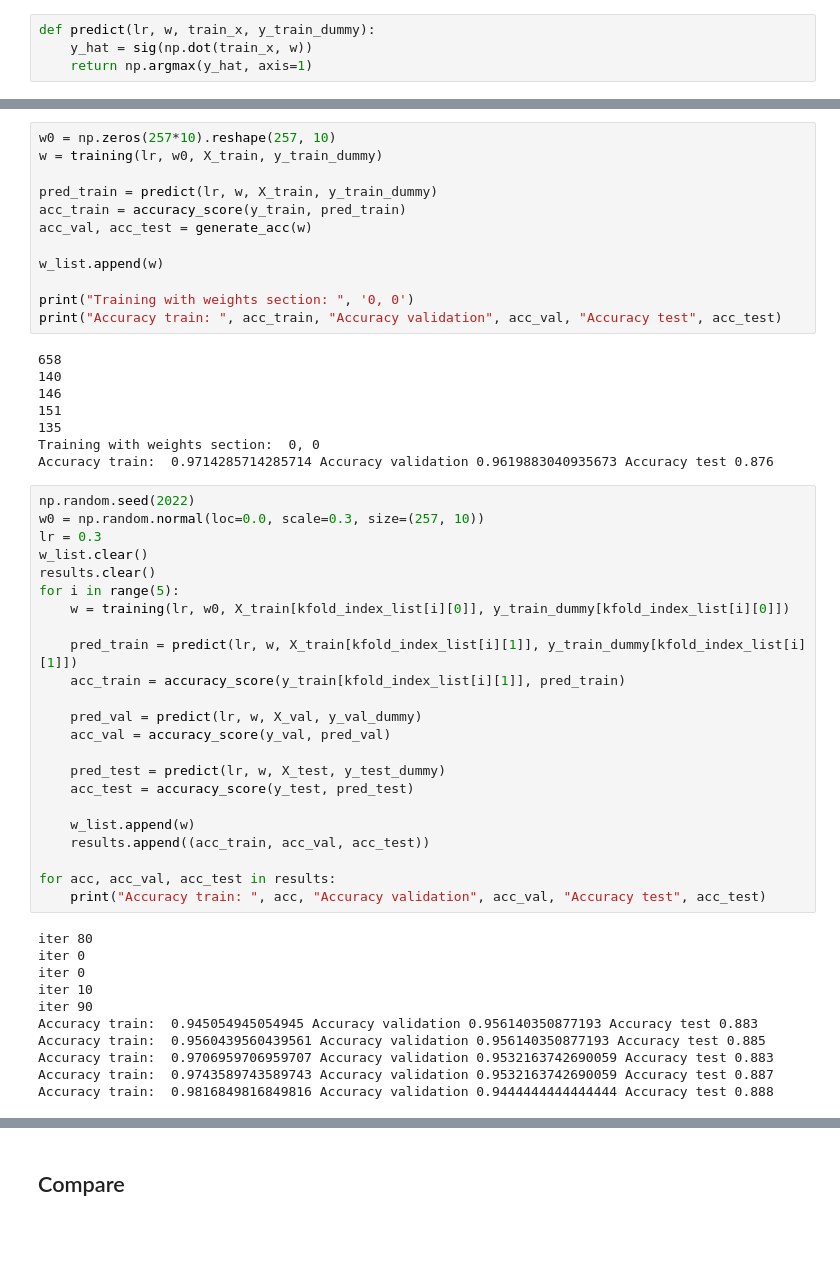
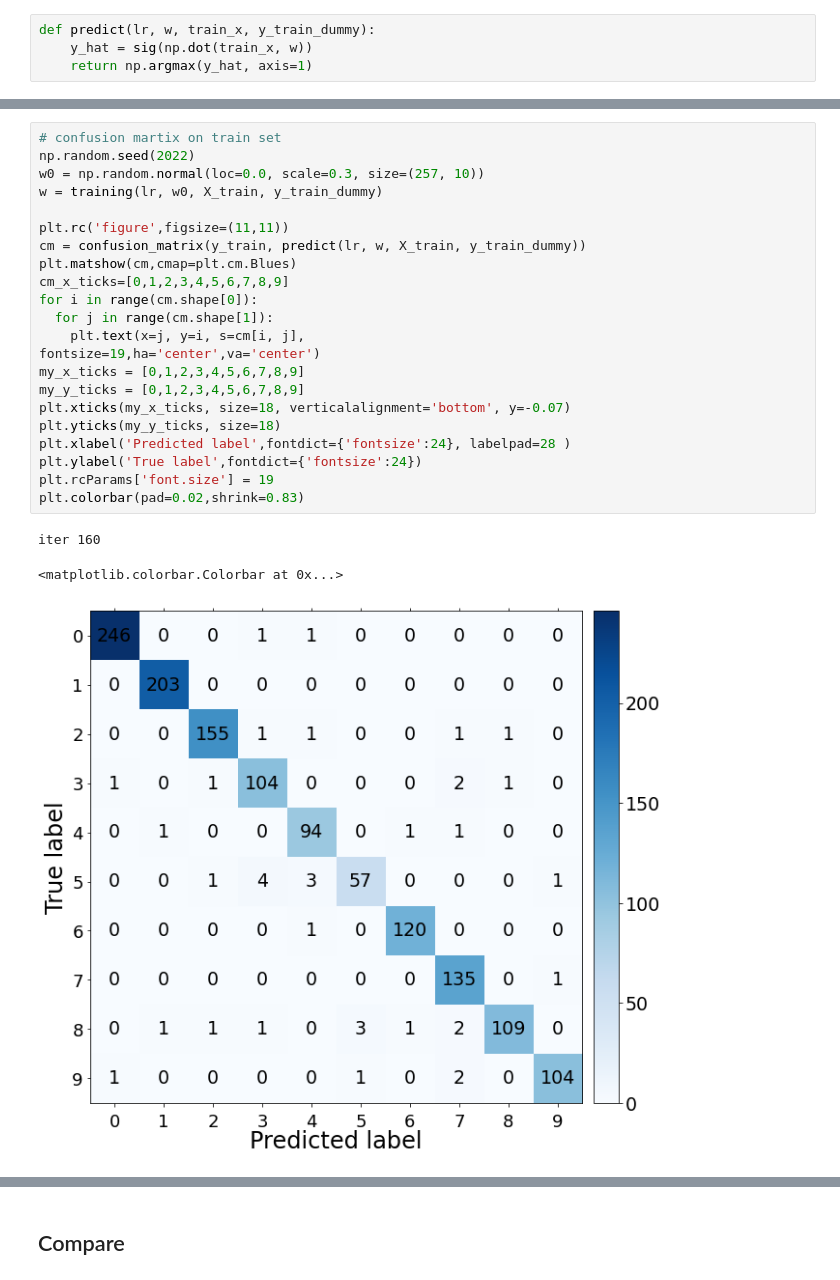
Before and after one commit to X1anghe/IDL_Assignments, a Jupyter notebook: Assignment1/Task2.ipynb, the cells around one changed output, grey strips where cells are left out. Saved outputs shown, nothing was run; the diff lists cells and outputs as text; blank space fills up the shorter version.

```diff
--- a/Assignment1/Task2.ipynb
+++ b/Assignment1/Task2.ipynb
@@ -282,55 +305,27 @@ Accuracy train:  0.9714285714285714 Accuracy validation 0.956140350877193 Accura
-# %%
-w0 = np.zeros(257*10).reshape(257, 10)
-w = training(lr, w0, X_train, y_train_dummy)
-
-pred_train = predict(lr, w, X_train, y_train_dummy)
-acc_train = accuracy_score(y_train, pred_train)
-acc_val, acc_test = generate_acc(w)
-
-w_list.append(w)
-
-print("Training with weights section: ", '0, 0')
-print("Accuracy train: ", acc_train, "Accuracy validation", acc_val, "Accuracy test", acc_test)
-# %% [output]
-658
-140
-146
-151
-135
-Training with weights section:  0, 0
-Accuracy train:  0.9714285714285714 Accuracy validation 0.9619883040935673 Accuracy test 0.876
-# %%
-np.random.seed(2022)
-w0 = np.random.normal(loc=0.0, scale=0.3, size=(257, 10))
-lr = 0.3
-w_list.clear()
-results.clear()
-for i in range(5):
-    w = training(lr, w0, X_train[kfold_index_list[i][0]], y_train_dummy[kfold_index_list[i][0]])
-
-    pred_train = predict(lr, w, X_train[kfold_index_list[i][1]], y_train_dummy[kfold_index_list[i][1]])
-    acc_train = accuracy_score(y_train[kfold_index_list[i][1]], pred_train)
-
-    pred_val = predict(lr, w, X_val, y_val_dummy)
-    acc_val = accuracy_score(y_val, pred_val)
-
-    pred_test = predict(lr, w, X_test, y_test_dummy)
-    acc_test = accuracy_score(y_test, pred_test)
-
-    w_list.append(w)
-    results.append((acc_train, acc_val, acc_test))
-
-for acc, acc_val, acc_test in results:
-    print("Accuracy train: ", acc, "Accuracy validation", acc_val, "Accuracy test", acc_test)
-# %% [output]
-iter 80
-iter 0
-iter 0
-iter 10
-iter 90
-Accuracy train:  0.945054945054945 Accuracy validation 0.956140350877193 Accuracy test 0.883
-Accuracy train:  0.9560439560439561 Accuracy validation 0.956140350877193 Accuracy test 0.885
-Accuracy train:  0.9706959706959707 Accuracy validation 0.9532163742690059 Accuracy test 0.883
-Accuracy train:  0.9743589743589743 Accuracy validation 0.9532163742690059 Accuracy test 0.887
-Accuracy train:  0.9816849816849816 Accuracy validation 0.9444444444444444 Accuracy test 0.888
+# %%
+# confusion martix on train set
+np.random.seed(2022)
+w0 = np.random.normal(loc=0.0, scale=0.3, size=(257, 10))
+w = training(lr, w0, X_train, y_train_dummy)
+
+plt.rc('figure',figsize=(11,11))
+cm = confusion_matrix(y_train, predict(lr, w, X_train, y_train_dummy))
+plt.matshow(cm,cmap=plt.cm.Blues)
+cm_x_ticks=[0,1,2,3,4,5,6,7,8,9]
+for i in range(cm.shape[0]):
+  for j in range(cm.shape[1]):
+    plt.text(x=j, y=i, s=cm[i, j],
+fontsize=19,ha='center',va='center')
+my_x_ticks = [0,1,2,3,4,5,6,7,8,9]
+my_y_ticks = [0,1,2,3,4,5,6,7,8,9]
+plt.xticks(my_x_ticks, size=18, verticalalignment='bottom', y=-0.07)
+plt.yticks(my_y_ticks, size=18)
+plt.xlabel('Predicted label',fontdict={'fontsize':24}, labelpad=28 )
+plt.ylabel('True label',fontdict={'fontsize':24})
+plt.rcParams['font.size'] = 19
+plt.colorbar(pad=0.02,shrink=0.83)
+# %% [output]
+iter 160
+<matplotlib.colorbar.Colorbar at 0x...>
+[figure, added]
 # %%
```
Also changed, not shown: parts of 35 cells of this notebook, 1 other file.
